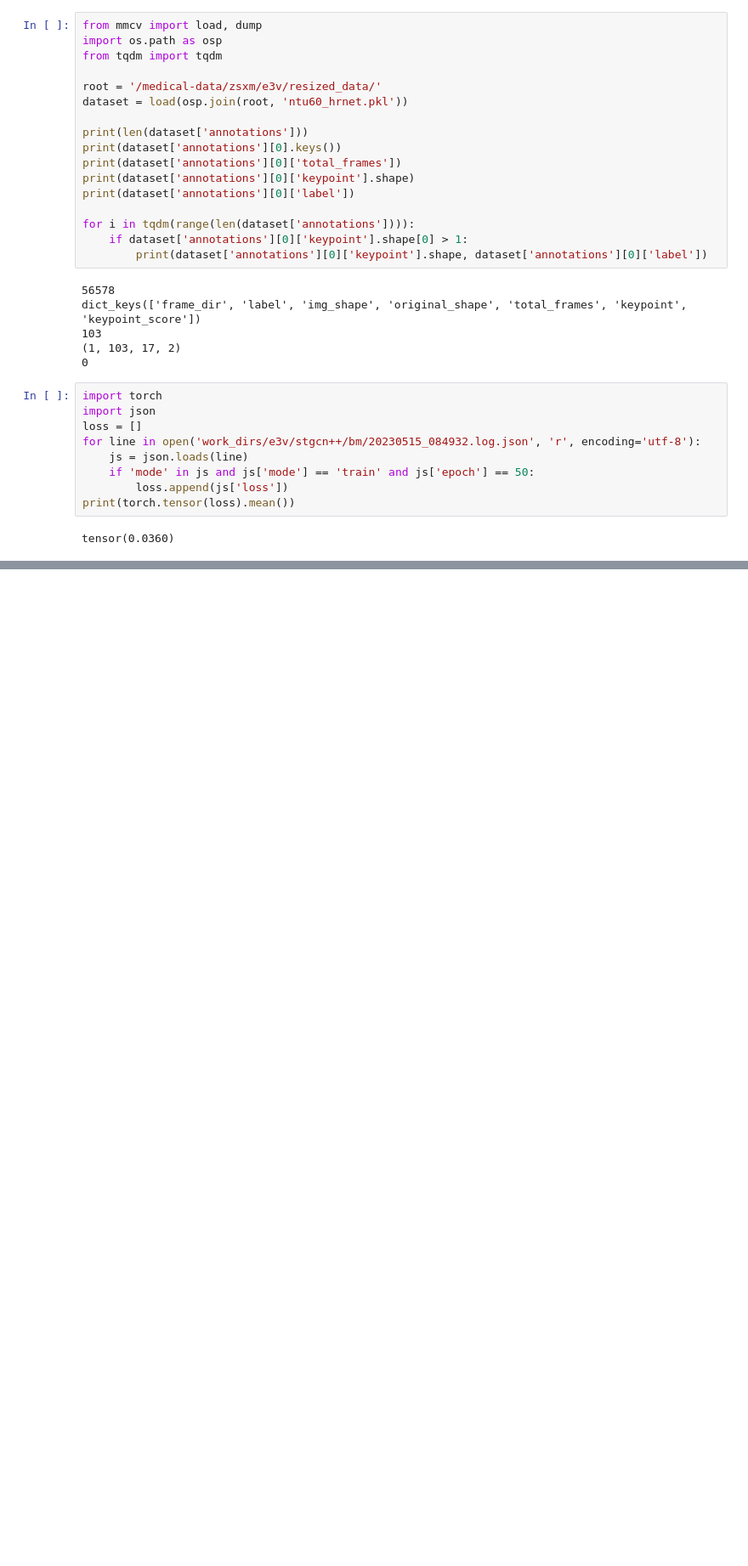
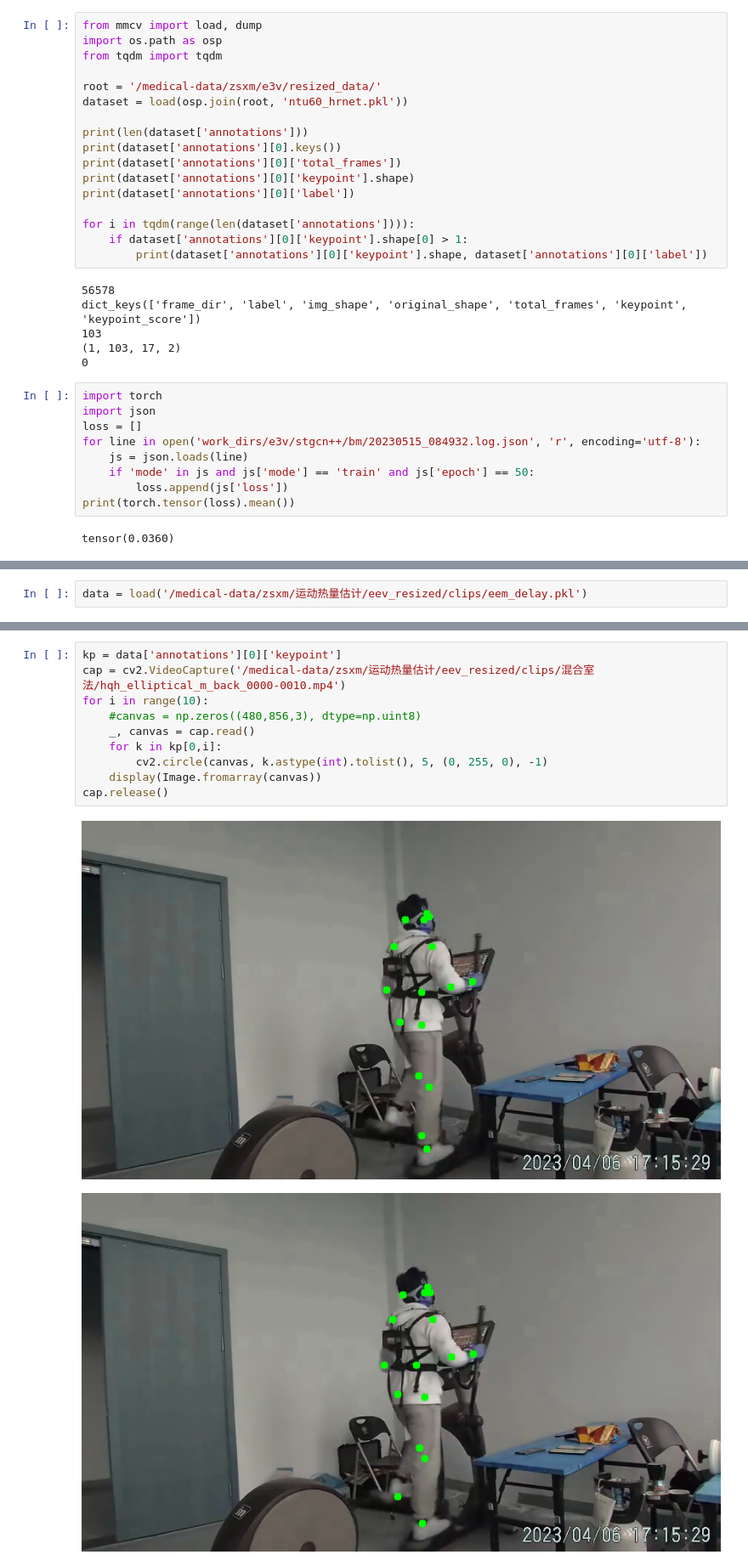
Before and after one commit to zsxm1998/pyskl, a Jupyter notebook: zsxm_process_data.ipynb, the cells around one changed output, grey strips where cells are left out. Shown at 85% size. Drawn from its saved outputs; the diff is of its cells as text; blank space fills up the shorter version.

```diff
--- a/zsxm_process_data.ipynb
+++ b/zsxm_process_data.ipynb
@@ -204,0 +212,2 @@ tensor(0.0360)
+# %%
+data = load('/medical-data/zsxm/运动热量估计/eev_resized/clips/eem_delay.pkl')
@@ -204,0 +220,13 @@ tensor(0.0360)
+# %%
+kp = data['annotations'][0]['keypoint']
+cap = cv2.VideoCapture('/medical-data/zsxm/运动热量估计/eev_resized/clips/混合室法/hqh_elliptical_m_back_0000-0010.mp4')
+for i in range(10):
+    #canvas = np.zeros((480,856,3), dtype=np.uint8)
+    _, canvas = cap.read()
+    for k in kp[0,i]:
+        cv2.circle(canvas, k.astype(int).tolist(), 5, (0, 255, 0), -1)
+    display(Image.fromarray(canvas))
+cap.release()
+# %% [output]
+[figure, added]
+[figure, added]
```
Also changed, not shown: parts of 4 cells of this notebook, 5 other files.
